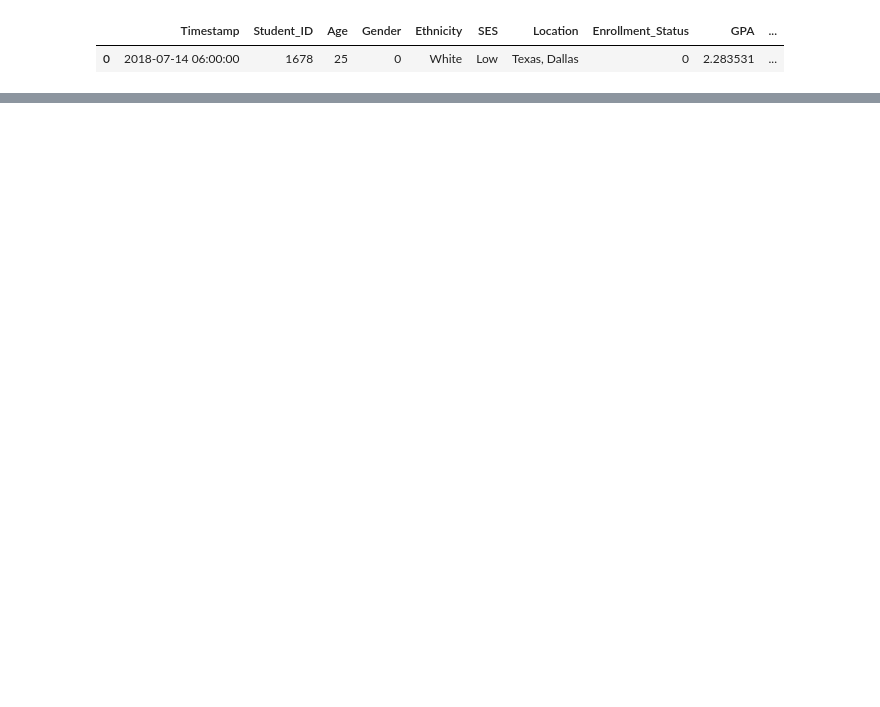
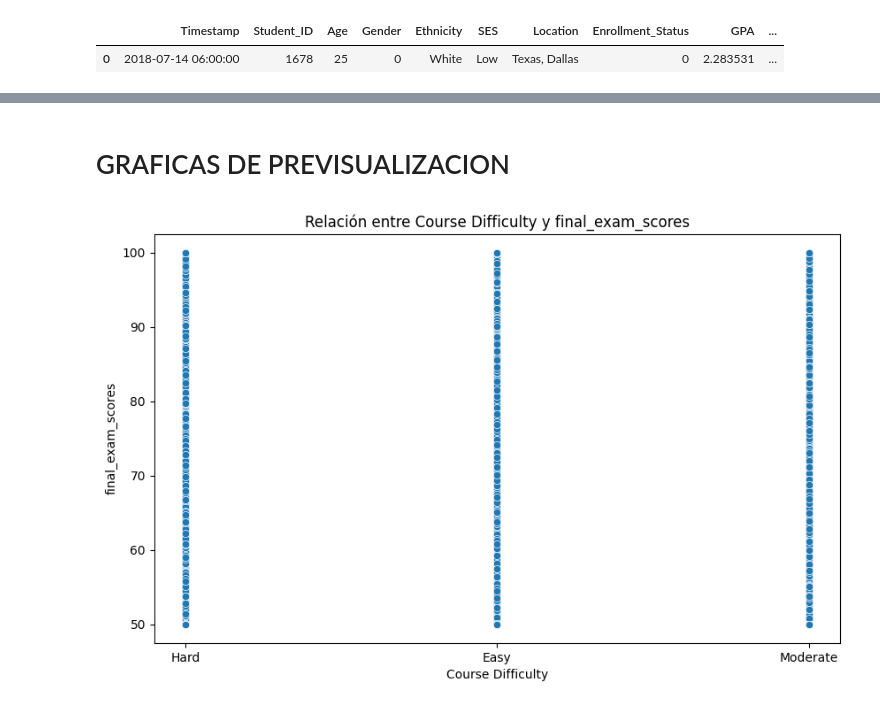
Before and after one commit to enialahcene/proyecto-ml, a Jupyter notebook: Documento limpieza de tablas.ipynb, the cells around one changed output, grey strips where cells are left out. Drawn from its saved outputs; the diff is of its cells as text; code cells hidden in the pictures; blank space fills up the shorter version.

```diff
--- a/Documento limpieza de tablas.ipynb
+++ b/Documento limpieza de tablas.ipynb
@@ -365,5 +139,3 @@ tabla2.head(1)
 # %% [output]
 |  | Timestamp | Student_ID | Age | Gender | Ethnicity | SES | Location | Enrollment_Status | GPA | ... |
 | 0 | 2018-07-14 06:00:00 | 1678 | 25 | 0 | White | Low | Texas, Dallas | 0 | 2.283531 | ... |
-# %%
-tabla2 = tabla2.drop(['Timestamp', "Student_ID", "Enrollment_Status", "Course_Type", "Course_Difficulty", "Enrollment_Status", "Course_Type", "Course_Difficulty", "Course_Load"], axis=1)
@@ -377,21 +141,0 @@ tabla2_ok = tabla2[["Age",'Gender', "Ethnicity", "SES", "GPA", "Final_Exam_Score
-# %%
-# Identificar las columnas que contienen letras
-columns_to_map = tabla2.select_dtypes(include=['object']).columns
-
-# Crear un diccionario de mapeo para cada columna
-mappings = {}
-for column in columns_to_map:
-    unique_values = tabla2[column].unique()
-    if len(unique_values) == 2:
-        mappings[column] = {unique_values[0]: 0, unique_values[1]: 1}
-    else:
-        mappings[column] = {value: idx + 1 for idx, value in enumerate(sorted(unique_values))}
-
-# Aplicar el mapeo a cada columna y reordenar las columnas
-for column, mapping in mappings.items():
-    new_column = column + '_num'
-    tabla2[new_column] = tabla2[column].map(mapping)
-    cols = tabla2.columns.tolist()
-    col_index = cols.index(column)
-    cols.insert(col_index + 1, cols.pop(cols.index(new_column)))
-    tabla2 = tabla2[cols]
@@ -400,4 +141,0 @@ tabla2
-# %%
-
-tabla2.columns = [col.lower() for col in tabla2.columns]
-tabla2
@@ -485,0 +398,12 @@ for col in columnas_tabla4:
+# %% [markdown]
+# GRAFICAS DE PREVISUALIZACION
+# %%
+# Gráfico de dispersión
+plt.figure(figsize=(10, 6))
+sns.scatterplot(data=tabla2, x='Course_Difficulty', y='Final_Exam_Scores')
+plt.title('Relación entre Course Difficulty y final_exam_scores')
+plt.xlabel('Course Difficulty')
+plt.ylabel('final_exam_scores')
+plt.show()
+# %% [output]
+[figure, added]
```
Also changed, not shown: parts of 49 cells of this notebook.
